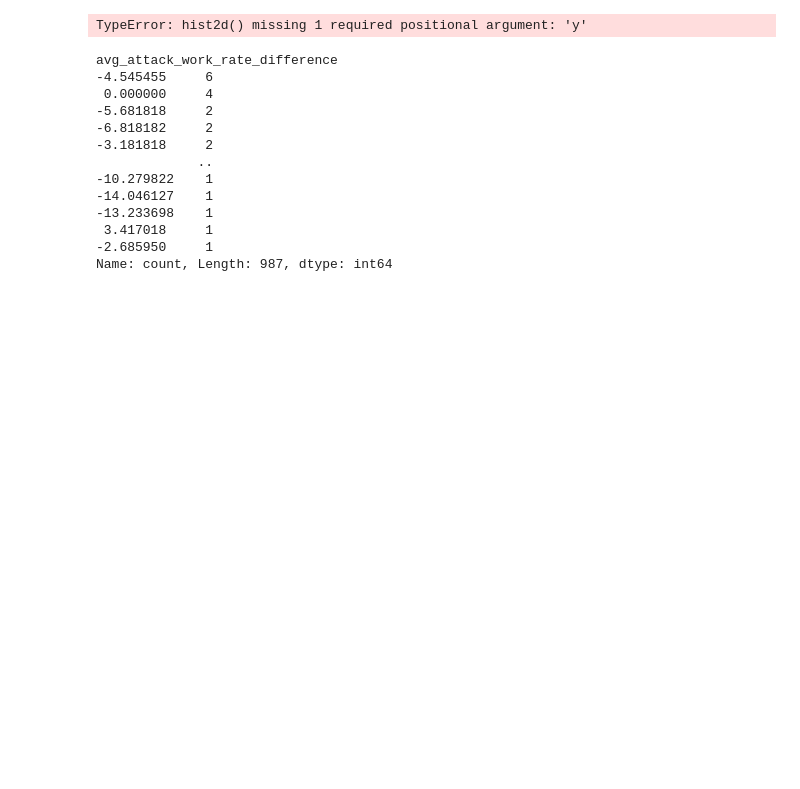
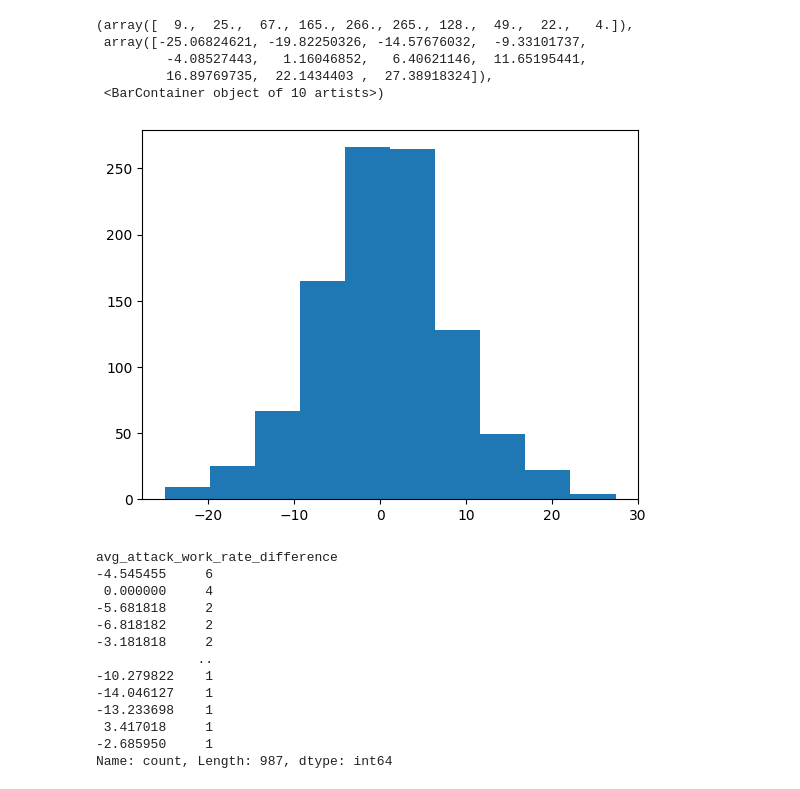
Before and after one commit to AnangaB/soccer-games-result-predictor, a Jupyter notebook: scratch.ipynb, the cells around one changed output. Cells and saved outputs as stored; diff of their text form; code cells hidden in the pictures; blank space fills up the shorter version.

```diff
--- a/scratch.ipynb
+++ b/scratch.ipynb
@@ -7,7 +25,12 @@ avg_work_rates_df= pd.read_csv("avg_work_rates_df.csv")
 # %%
-plt.hist2d(training_data["avg_home_players_rating"])
+plt.hist(training_data["avg_team_potential_difference"])
 # %% [output]
-TypeError: hist2d() missing 1 required positional argument: 'y'
+(array([  9.,  25.,  67., 165., 266., 265., 128.,  49.,  22.,   4.]),
+ array([-25.06824621, -19.82250326, -14.57676032,  -9.33101737,
+         -4.08527443,   1.16046852,   6.40621146,  11.65195441,
+         16.89769735,  22.1434403 ,  27.38918324]),
+ <BarContainer object of 10 artists>)
+[figure, added]
 # %%
 training_data["avg_attack_work_rate_difference"].value_counts()
 # %% [output]
```
Also changed, not shown: parts of 2 cells of this notebook, 9 other files.
